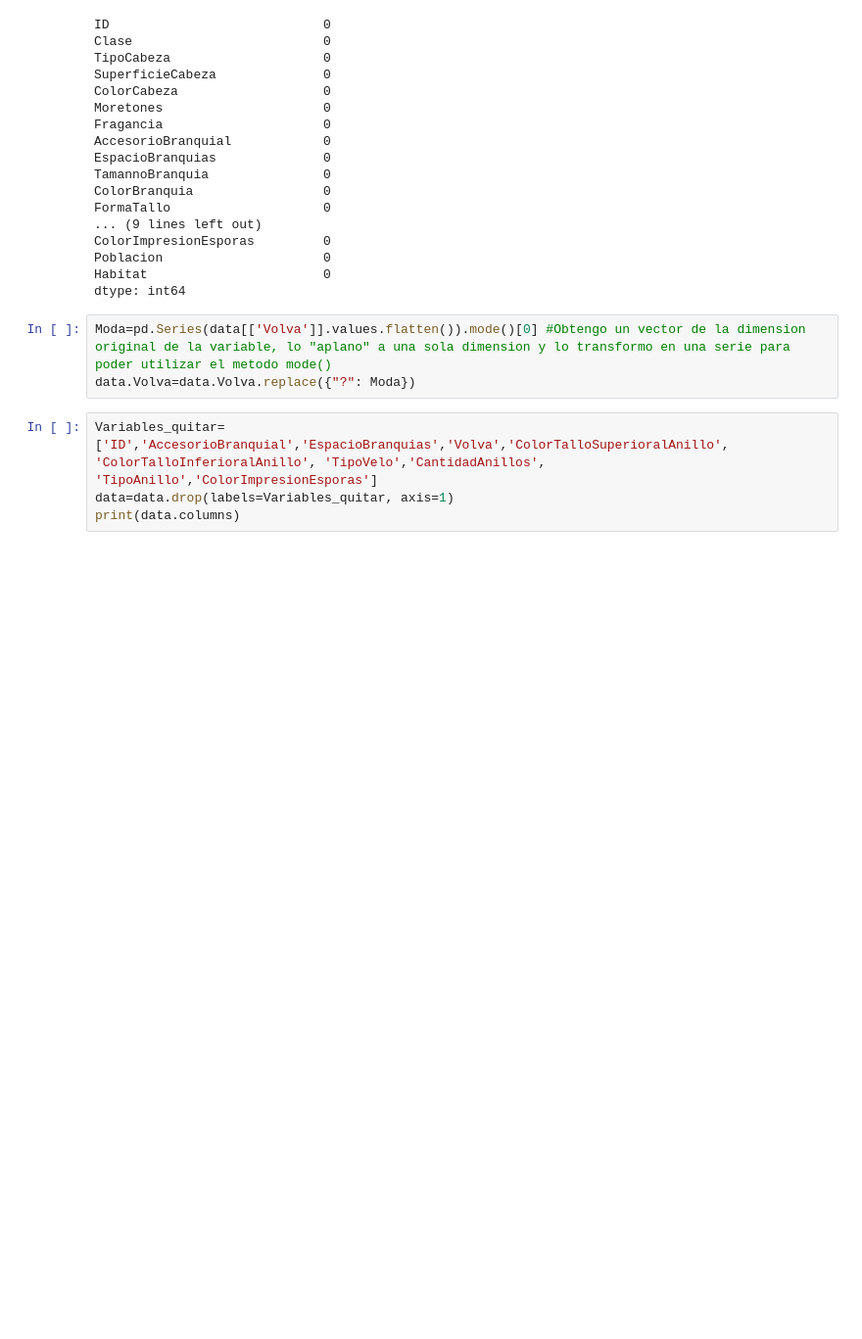
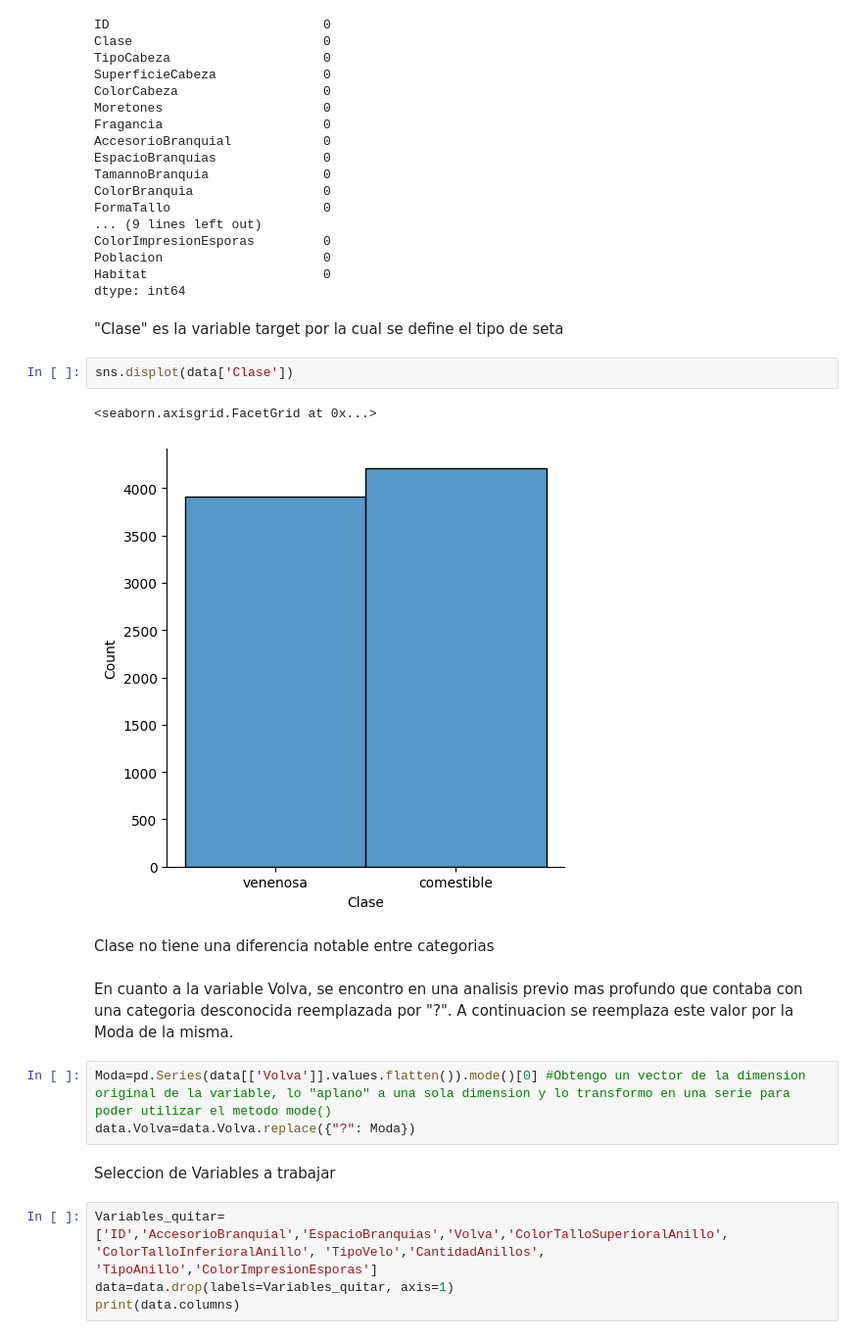
Before and after one commit to Sikriolc/DSCoder, a Jupyter notebook: Desafio_FeatureSelection_Lautaro_Campos.ipynb, the cells around one changed output. Shown at 98% size. Saved outputs shown, nothing was run; the diff lists cells and outputs as text; blank space fills up the shorter version.

```diff
--- a/Desafio_FeatureSelection_Lautaro_Campos.ipynb
+++ b/Desafio_FeatureSelection_Lautaro_Campos.ipynb
@@ -127,9 +131,22 @@ ColorImpresionEsporas         0
 Poblacion                     0
 Habitat                       0
 dtype: int64
+# %% [markdown]
+"Clase" es la variable target por la cual se define el tipo de seta
+# %%
+sns.displot(data['Clase'])
+# %% [output]
+<seaborn.axisgrid.FacetGrid at 0x...>
+[figure, added]
+# %% [markdown]
+Clase no tiene una diferencia notable entre categorias
+# %% [markdown]
+En cuanto a la variable Volva, se encontro en una analisis previo mas profundo que contaba con una categoria desconocida reemplazada por "?". A continuacion se reemplaza este valor por la Moda de la misma.
 # %%
 Moda=pd.Series(data[['Volva']].values.flatten()).mode()[0] #Obtengo un vector de la dimension original de la variable, lo "aplano" a una sola dimension y lo transformo en una serie para poder utilizar el metodo mode()
 data.Volva=data.Volva.replace({"?": Moda})
+# %% [markdown]
+Seleccion de Variables a trabajar
 # %%
 Variables_quitar=['ID','AccesorioBranquial','EspacioBranquias','Volva','ColorTalloSuperioralAnillo', 'ColorTalloInferioralAnillo', 'TipoVelo','CantidadAnillos', 'TipoAnillo','ColorImpresionEsporas']
 data=data.drop(labels=Variables_quitar, axis=1)
```
Also changed, not shown: parts of 19 cells of this notebook.
